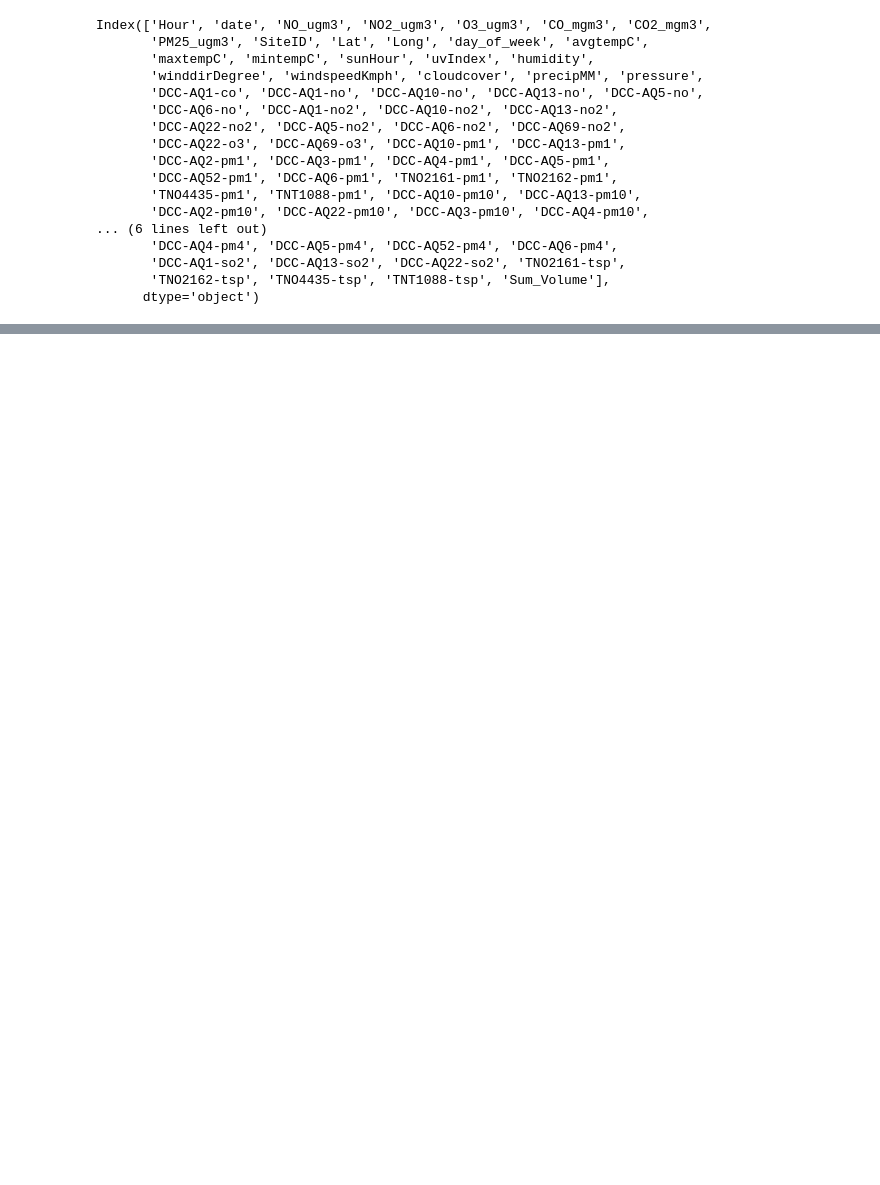
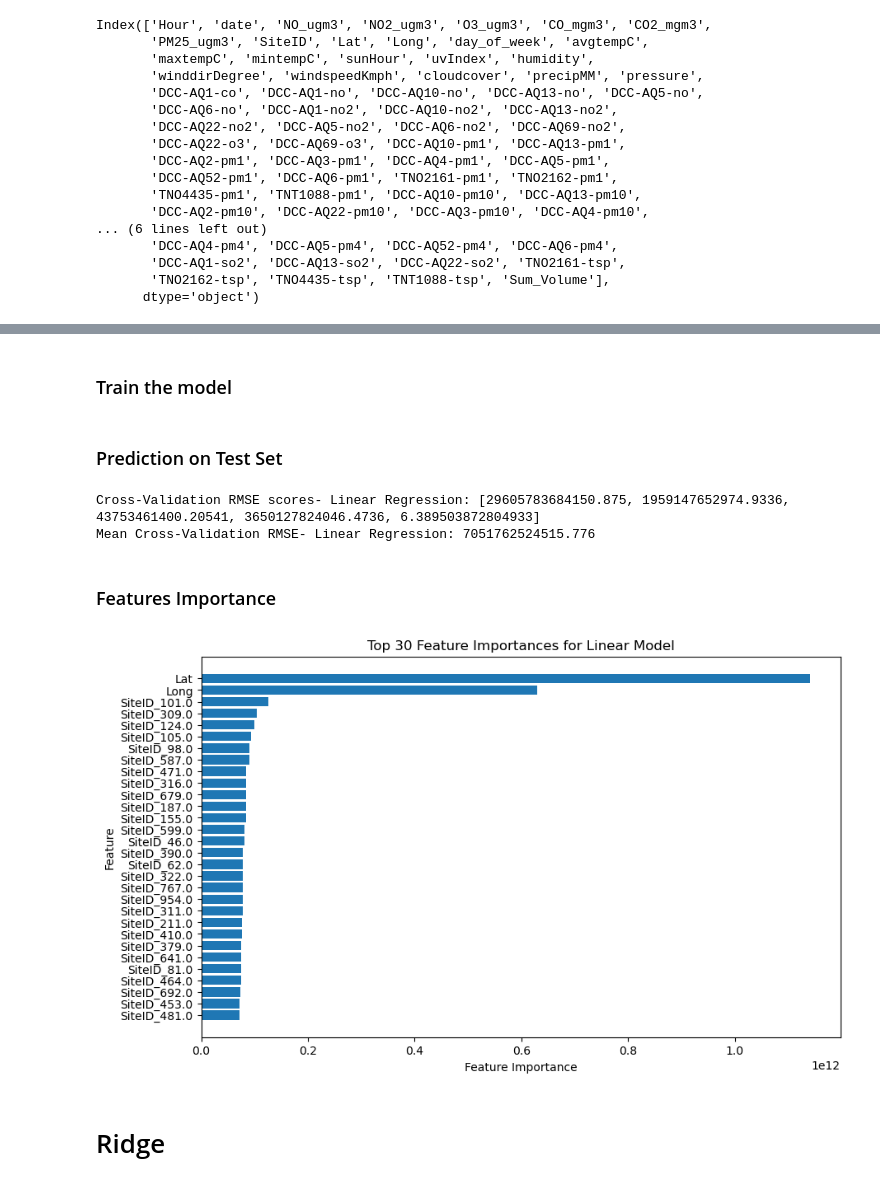
Before and after one commit to GiuliaGGG/Hyperlocal-Air-Quality-Prediction-in-Dublin, a Jupyter notebook: 5a-Ridge-Regression.ipynb, the cells around one changed output, grey strips where cells are left out. Saved outputs shown, nothing was run; the diff lists cells and outputs as text; code cells hidden in the pictures; blank space fills up the shorter version.

```diff
--- a/5a-Ridge-Regression.ipynb
+++ b/5a-Ridge-Regression.ipynb
@@ -346,0 +137,2 @@ Feature: TNT1088-pm2_5, Coefficient: 0.8811241598391167
+# %% [markdown]
+### Train the model
@@ -346,0 +155,54 @@ Feature: TNT1088-pm2_5, Coefficient: 0.8811241598391167
+# %% [markdown]
+### Prediction on Test Set
+# %%
+# Perform cross-validation
+cv_scores = []
+for train_index, test_index in tscv.split(Xtrain_KNN_encoded):
+    X_train, X_test = Xtrain_KNN_encoded.iloc[train_index], Xtrain_KNN_encoded.iloc[test_index]
+    y_train, y_test = ytrain[train_index], ytrain[test_index]
+
+    # Train the model
+    linear.fit(X_train, y_train)
+
+    # Predict on the test set
+    y_pred_linear = linear.predict(X_test)
+
+    # Calculate RMSE
+    rmse = np.sqrt(mean_squared_error(y_test, y_pred_linear))
+    cv_scores.append(rmse)
+
+# Print cross-validation RMSE scores
+print("Cross-Validation RMSE scores- Linear Regression:", cv_scores)
+print("Mean Cross-Validation RMSE- Linear Regression:", np.mean(cv_scores))
+# %% [output]
+Cross-Validation RMSE scores- Linear Regression: [29605783684150.875, 1959147652974.9336, 43753461400.20541, 3650127824046.4736, 6.389503872804933]
+Mean Cross-Validation RMSE- Linear Regression: 7051762524515.776
+# %% [markdown]
+### Features Importance
+# %%
+import matplotlib.pyplot as plt
+
+# Get feature importances from the trained model
+feature_importances = linear.coef_
+
+# Sort feature importances in descending order
+sorted_indices = np.argsort(feature_importances)[::-1]
+
+# Get the top N features and their importances
+top_n = 30  # Adjust this value based on your preference
+top_features = Xtrain_KNN_encoded.columns[sorted_indices][:top_n]
+top_importances = feature_importances[sorted_indices][:top_n]
+
+# Plot feature importances
+plt.figure(figsize=(10, 6))
+plt.barh(range(top_n), top_importances, align='center')
+plt.yticks(range(top_n), top_features)
+plt.xlabel('Feature Importance')
+plt.ylabel('Feature')
+plt.title('Top {} Feature Importances for Linear Model'.format(top_n))
+plt.gca().invert_yaxis()  # Invert y-axis to display most important feature at the top
+plt.show()
+# %% [output]
+[figure, added]
+# %% [markdown]
+# Ridge
```
Also changed, not shown: parts of 55 cells of this notebook.
